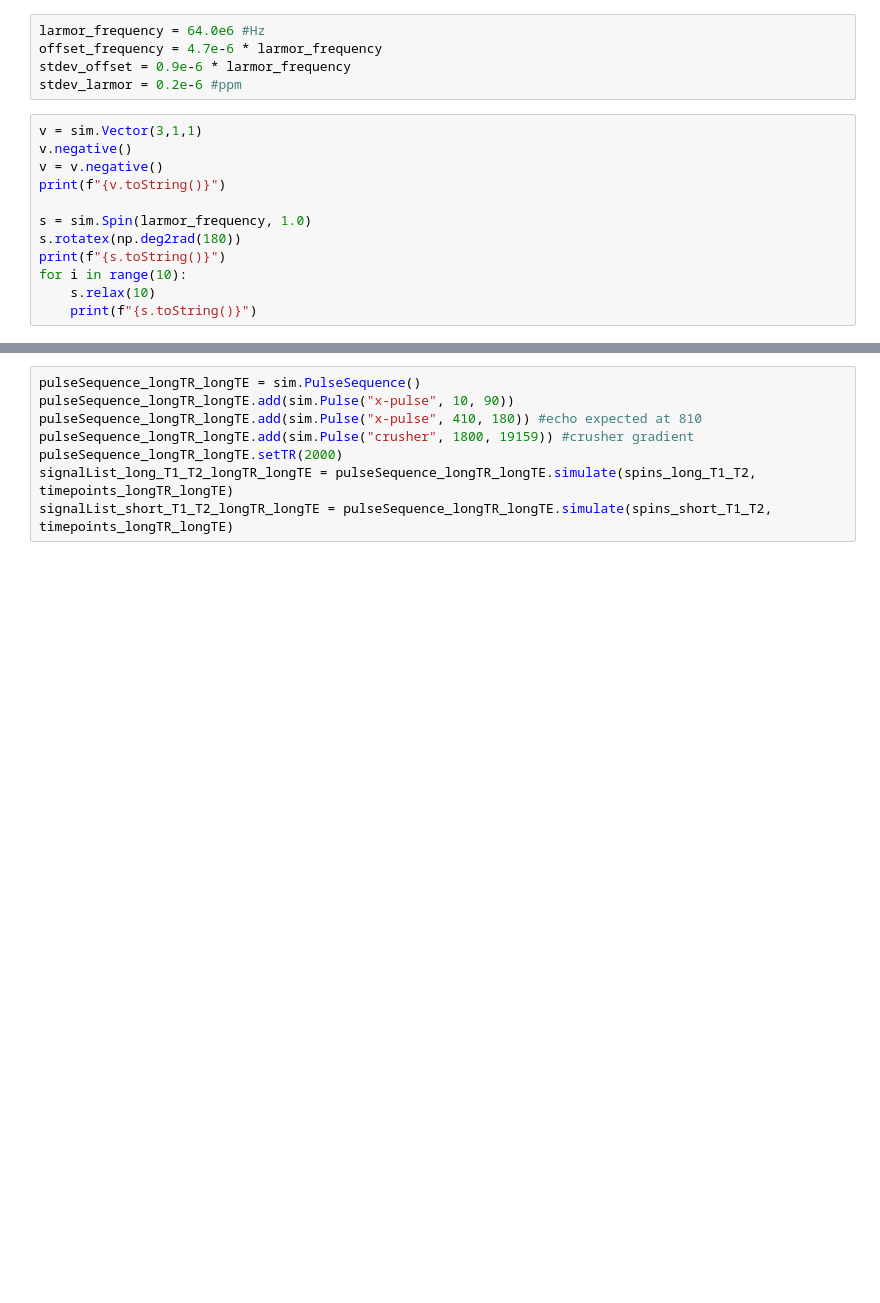
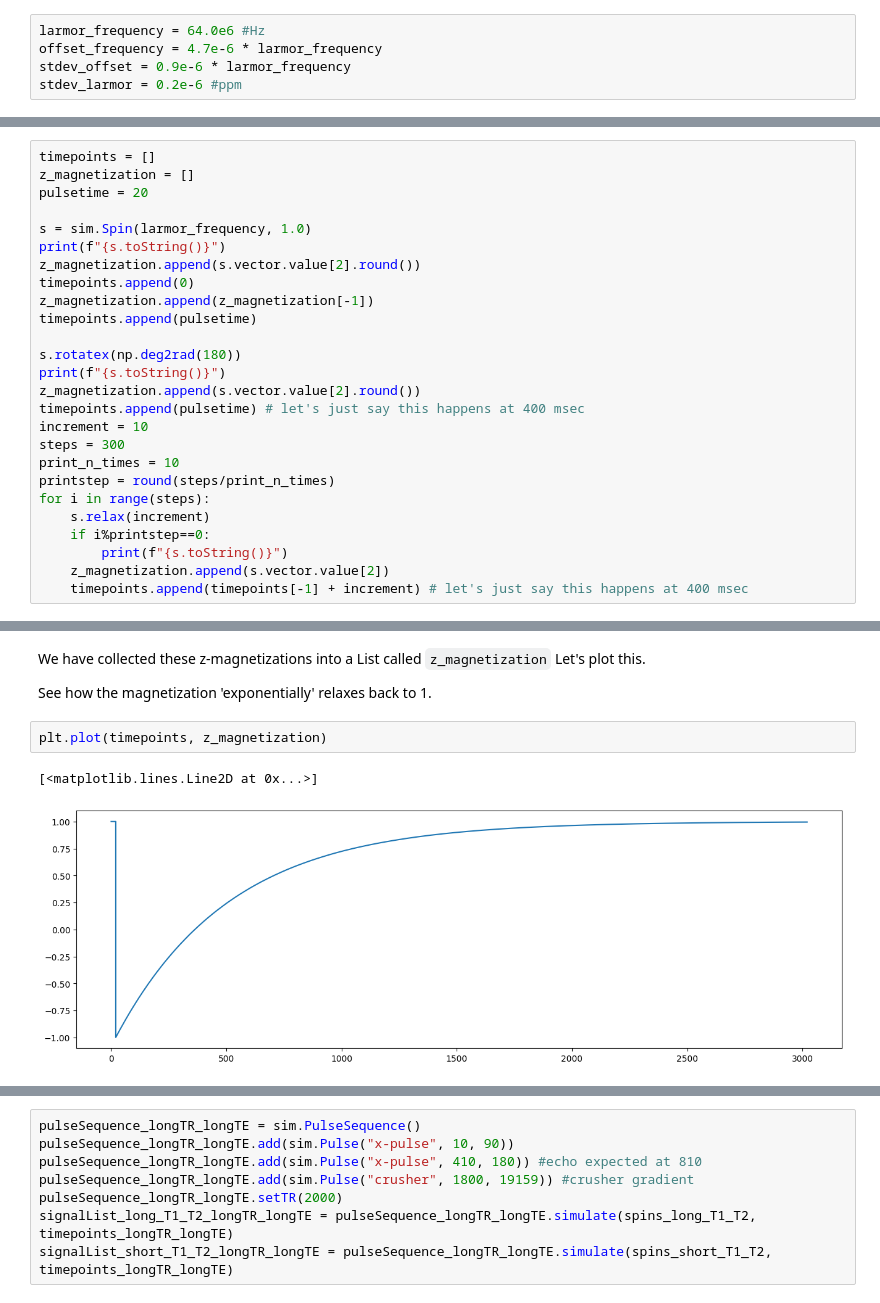
Before and after one commit to dbonekamp/spin_simulation, a Jupyter notebook: spin_simulation/relaxation.ipynb, the cells around one changed output, grey strips where cells are left out. Drawn from its saved outputs; the diff is of its cells as text; blank space fills up the shorter version.

```diff
--- a/spin_simulation/relaxation.ipynb
+++ b/spin_simulation/relaxation.ipynb
@@ -12,15 +63,3 @@ larmor_frequency = 64.0e6 #Hz
 offset_frequency = 4.7e-6 * larmor_frequency
 stdev_offset = 0.9e-6 * larmor_frequency
 stdev_larmor = 0.2e-6 #ppm
-# %%
-v = sim.Vector(3,1,1)
-v.negative()
-v = v.negative()
-print(f"{v.toString()}")
-
-s = sim.Spin(larmor_frequency, 1.0)
-s.rotatex(np.deg2rad(180))
-print(f"{s.toString()}")
-for i in range(10):
-    s.relax(10)
-    print(f"{s.toString()}")
@@ -39,0 +82,26 @@ Frequency = 64000000.0, vector = (0.0, -1.0006255976251778e-16, -0.6341456137750
+# %%
+timepoints = []
+z_magnetization = []
+pulsetime = 20
+
+s = sim.Spin(larmor_frequency, 1.0)
+print(f"{s.toString()}")
+z_magnetization.append(s.vector.value[2].round())
+timepoints.append(0)
+z_magnetization.append(z_magnetization[-1])
+timepoints.append(pulsetime)
+
+s.rotatex(np.deg2rad(180))
+print(f"{s.toString()}")
+z_magnetization.append(s.vector.value[2].round())
+timepoints.append(pulsetime) # let's just say this happens at 400 msec
+increment = 10
+steps = 300
+print_n_times = 10
+printstep = round(steps/print_n_times)
+for i in range(steps):
+    s.relax(increment)
+    if i%printstep==0:
+        print(f"{s.toString()}")
+    z_magnetization.append(s.vector.value[2])
+    timepoints.append(timepoints[-1] + increment) # let's just say this happens at 400 msec
@@ -39,0 +121,10 @@ Frequency = 64000000.0, vector = (0.0, -1.0006255976251778e-16, -0.6341456137750
+# %% [markdown]
+We have collected these z-magnetizations into a List called `z_magnetization`
+Let's plot this.
+
+See how the magnetization 'exponentially' relaxes back to 1.
+# %%
+plt.plot(timepoints, z_magnetization)
+# %% [output]
+[<matplotlib.lines.Line2D at 0x...>]
+[figure, added]
```
Also changed, not shown: parts of 20 cells of this notebook, 1 other file.
